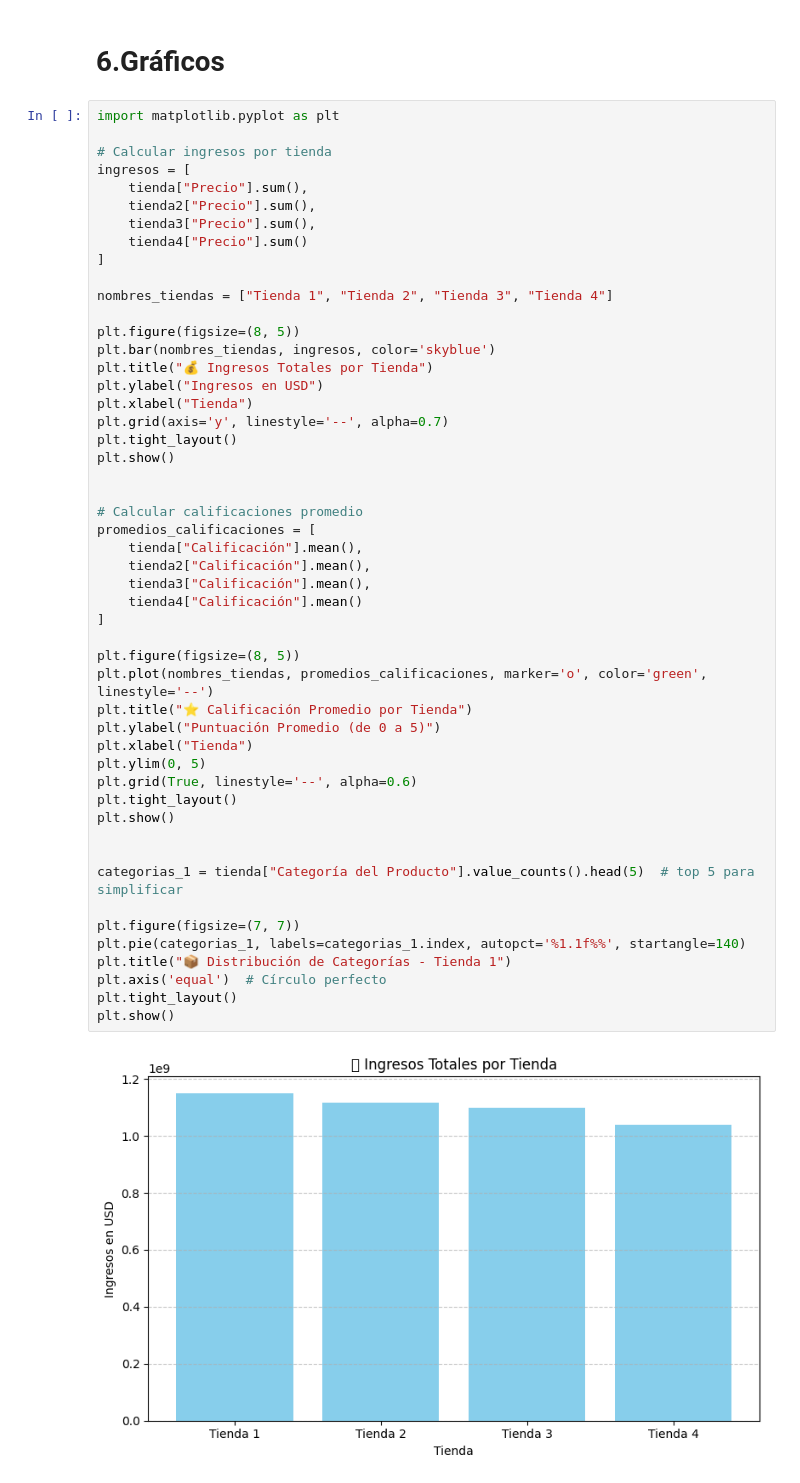
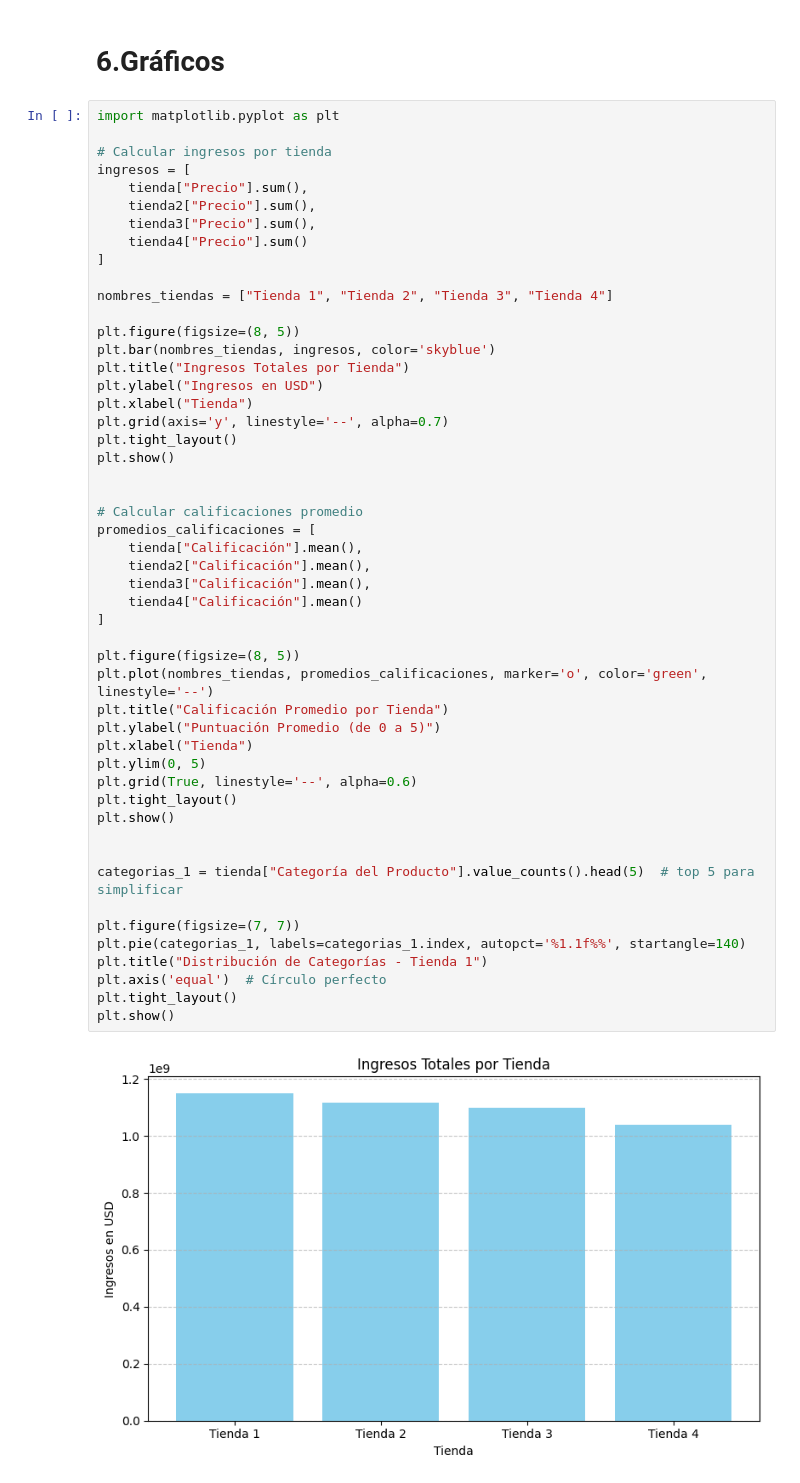
Before and after one commit to juancabernal/challengeAlura, a Jupyter notebook: AluraStoreLatam.ipynb, the cells around one changed output. Drawn from its saved outputs; the diff is of its cells as text.

```diff
--- a/AluraStoreLatam.ipynb
+++ b/AluraStoreLatam.ipynb
@@ -200,40 +200,40 @@ nombres_tiendas = ["Tienda 1", "Tienda 2", "Tienda 3", "Tienda 4"]
 
 plt.figure(figsize=(8, 5))
 plt.bar(nombres_tiendas, ingresos, color='skyblue')
-plt.title("💰 Ingresos Totales por Tienda")
+plt.title("Ingresos Totales por Tienda")
 plt.ylabel("Ingresos en USD")
 plt.xlabel("Tienda")
 plt.grid(axis='y', linestyle='--', alpha=0.7)
 plt.tight_layout()
 plt.show()
 
 
 # Calcular calificaciones promedio
 promedios_calificaciones = [
     tienda["Calificación"].mean(),
     tienda2["Calificación"].mean(),
     tienda3["Calificación"].mean(),
     tienda4["Calificación"].mean()
 ]
 
 plt.figure(figsize=(8, 5))
 plt.plot(nombres_tiendas, promedios_calificaciones, marker='o', color='green', linestyle='--')
-plt.title("⭐ Calificación Promedio por Tienda")
+plt.title("Calificación Promedio por Tienda")
 plt.ylabel("Puntuación Promedio (de 0 a 5)")
 plt.xlabel("Tienda")
 plt.ylim(0, 5)
 plt.grid(True, linestyle='--', alpha=0.6)
 plt.tight_layout()
 plt.show()
 
 
 categorias_1 = tienda["Categoría del Producto"].value_counts().head(5)  # top 5 para simplificar
 
 plt.figure(figsize=(7, 7))
 plt.pie(categorias_1, labels=categorias_1.index, autopct='%1.1f%%', startangle=140)
-plt.title("📦 Distribución de Categorías - Tienda 1")
+plt.title("Distribución de Categorías - Tienda 1")
 plt.axis('equal')  # Círculo perfecto
 plt.tight_layout()
 plt.show()
 # %% [output]
-[figure, old version]
+[figure, new version]
```
Also changed, not shown: parts of 2 cells of this notebook.
